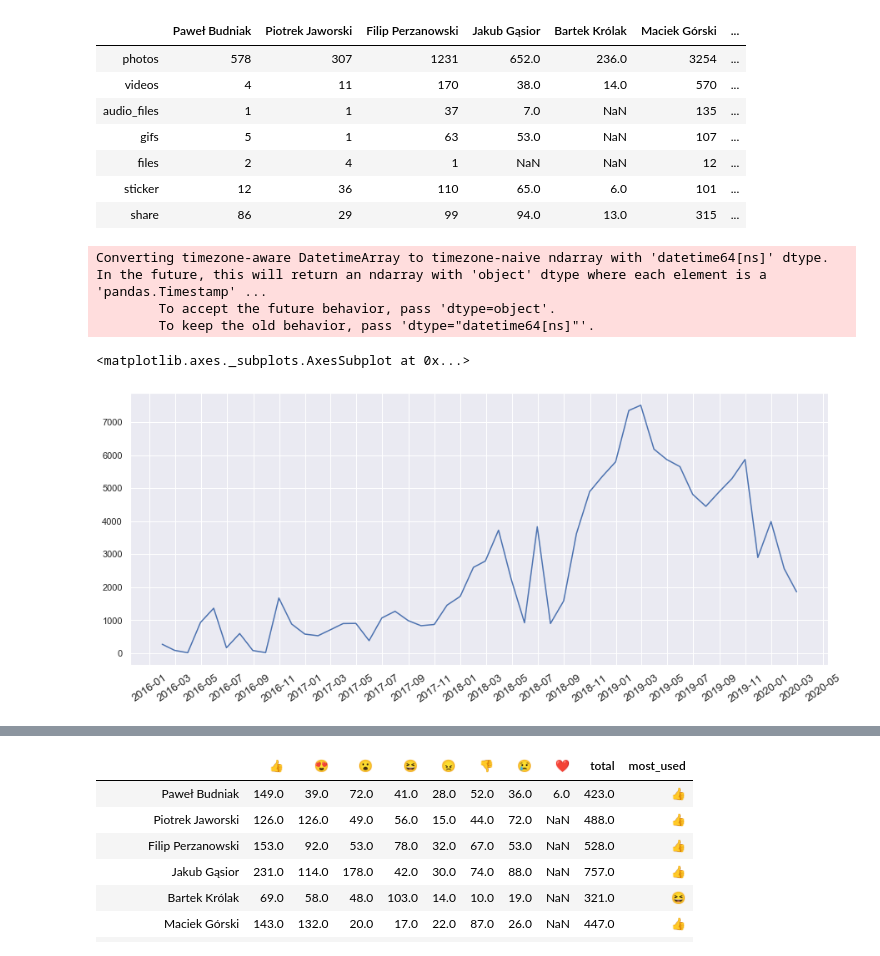
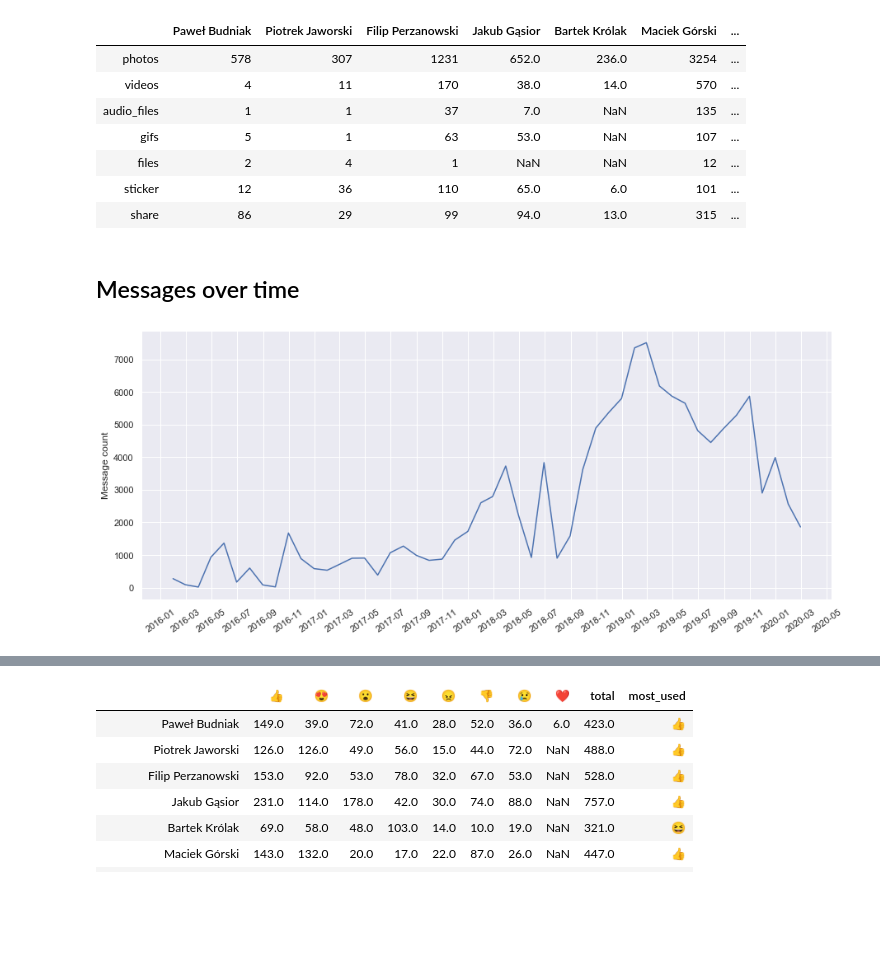
Before and after one commit to PawelBudniak/Messenger-chat-analysis, a Jupyter notebook: messenger_stats_pd.ipynb, the cells around one changed output, grey strips where cells are left out. Cells and saved outputs as stored; diff of their text form; code cells hidden in the pictures; blank space fills up the shorter version.

```diff
--- a/messenger_stats_pd.ipynb
+++ b/messenger_stats_pd.ipynb
@@ -5,16 +10,6 @@ import stats_pandas as stats
 import pandas as pd
 import seaborn as sns
 
-sklad = r'D:\facebook html i json\skladczarnuchow_9ZWCplP1iw'
-json_chat = R'data\skladczarnuchow.json'
-PATH = sklad
+PATH = r'D:\facebook html i json\sluzewiaki'
 
-#chat = stats.load_json(json_chat)
 chat = stats.load_from_path(PATH)
-msg_stats = stats.get_msg_stats(chat)
-df = pd.DataFrame(((k,*v) for k,v in msg_stats.items()))
-df.columns = ['Sender', 'Total msgs sent', 'Avg msg length', 'Total chars sent']
-sns.set(rc={'figure.figsize':(10,8)})
-ax = sns.barplot(x='Sender', y='Total msgs sent', data=df)
-ax.set_xticklabels(ax.get_xticklabels(), rotation =45)
-ax
@@ -26,5 +15,0 @@ ax
-# %%
-bar = sns.barplot(x='Sender', y='Total chars sent', data = df)
-bar.set_xticklabels(bar.get_xticklabels(), rotation =45)
-sns.set(rc={'figure.figsize':(10,8)})
-bar
@@ -36,5 +15,0 @@ bar
-# %%
-bar2 = sns.barplot(x='Sender', y='Avg msg length', data = df)
-bar2.set_xticklabels(bar2.get_xticklabels(), rotation =45)
-sns.set(rc={'figure.figsize':(10,8)})
-plt.show()
@@ -182,23 +189,21 @@ pd.DataFrame(msg_types)
 | files | 2 | 4 | 1 | NaN | NaN | 12 | ... |
 | sticker | 12 | 36 | 110 | 65.0 | 6.0 | 101 | ... |
 | share | 86 | 29 | 99 | 94.0 | 13.0 | 315 | ... |
+# %% [markdown]
+## Messages over time
 # %%
-dates = stats.groupby_date(chat, 'M')
 from matplotlib.dates import DateFormatter
 import matplotlib.dates as mdates
 
-
+sns.set(rc={'figure.figsize':(15,6)})
+dates = stats.groupby_date(chat, 'M')
 ax = sns.lineplot(data=dates)
-#sns.set(rc={'figure.figsize':(12,12)})
 plt.xticks(rotation=35)
 
 date_form = DateFormatter("%Y-%m")
+ax.set(ylabel='Message count')
 ax.xaxis.set_major_formatter(date_form)
 ax.xaxis.set_major_locator(mdates.MonthLocator(interval=2))
-ax
+plt.show()
 # %% [output]
-Converting timezone-aware DatetimeArray to timezone-naive ndarray with 'datetime64[ns]' dtype. In the future, this will return an ndarray with 'object' dtype where each element is a 'pandas.Timestamp' ...
-        To accept the future behavior, pass 'dtype=object'.
-        To keep the old behavior, pass 'dtype="datetime64[ns]"'.
-<matplotlib.axes._subplots.AxesSubplot at 0x...>
-[figure, old version]
+[figure, new version]
```
Also changed, not shown: parts of 40 cells of this notebook, 1 other file.
